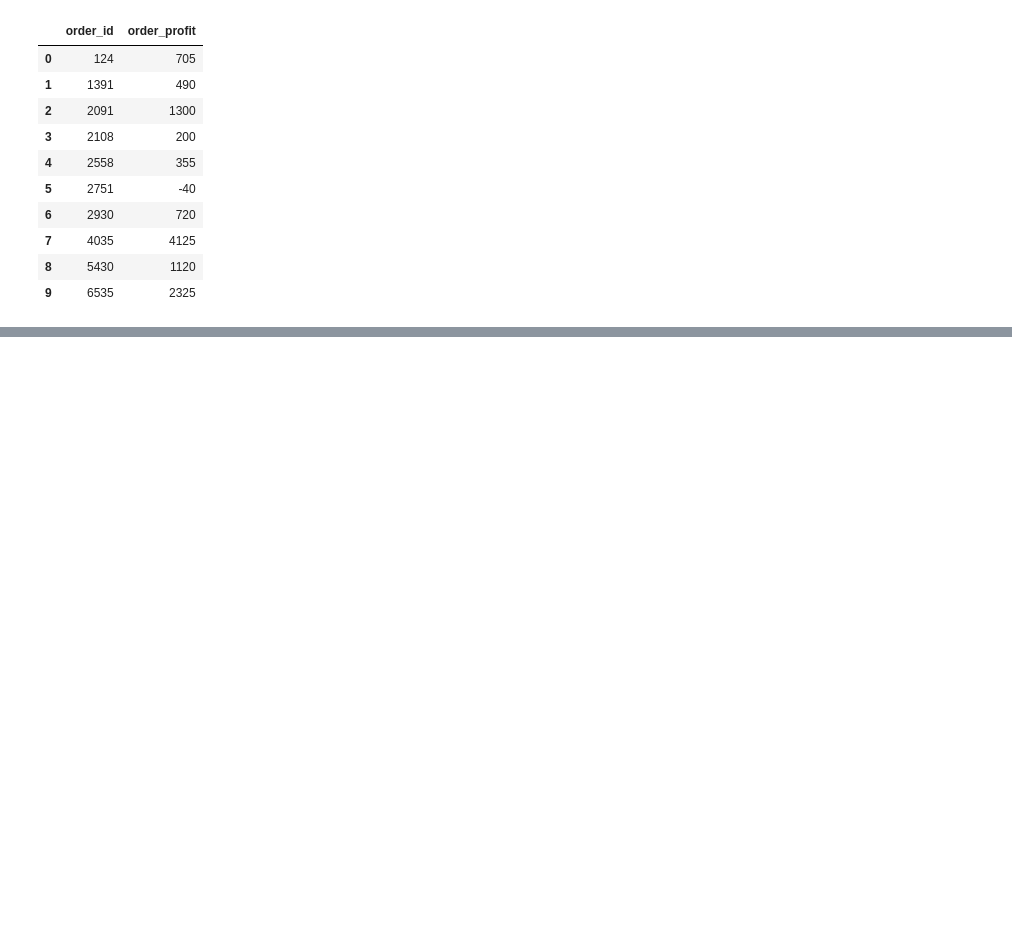
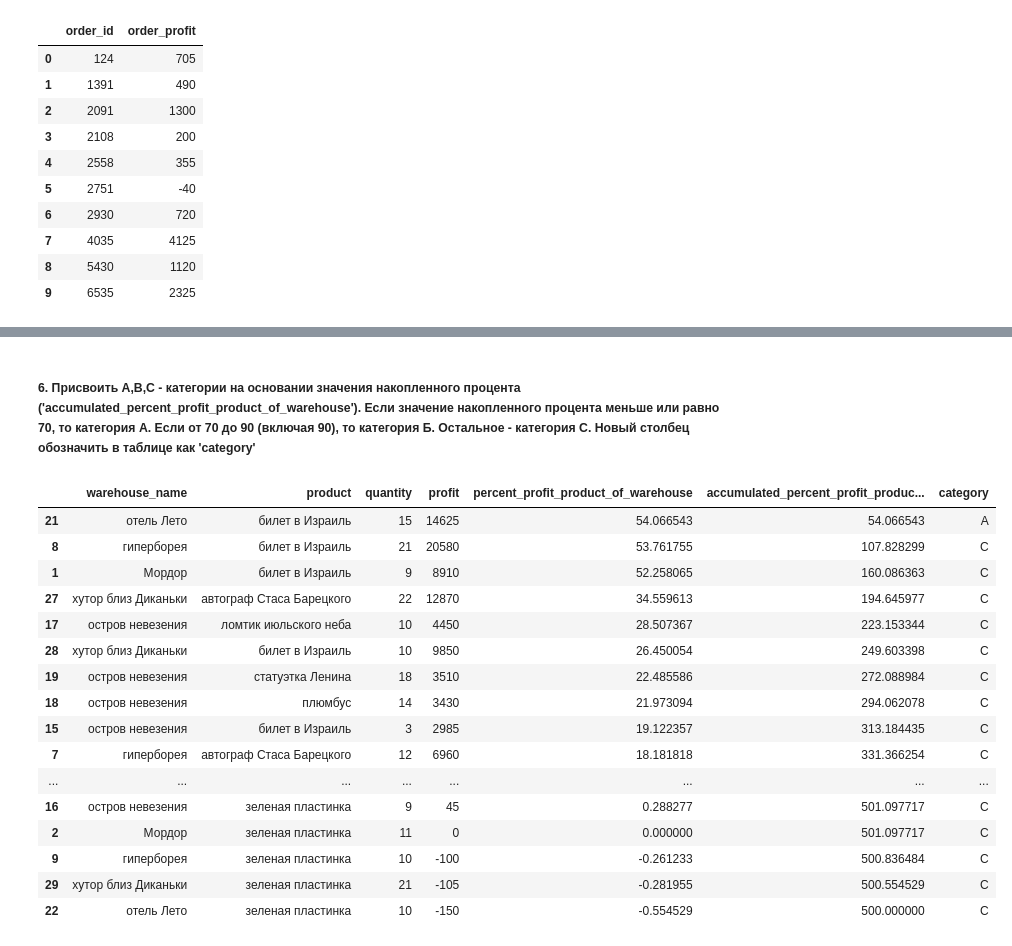
Before and after one commit to Mikholen/Job_interview, a Jupyter notebook: Собес.ipynb, the cells around one changed output, grey strips where cells are left out. Drawn from its saved outputs; the diff is of its cells as text; code cells hidden in the pictures; blank space fills up the shorter version.

```diff
--- a/Собес.ipynb
+++ b/Собес.ipynb
@@ -149,0 +208,6 @@ percent_profit_for_product_of_warehouse.head()
+# %%
+percent_profit['percent_profit_product_of_warehouse'] = 100 * percent_profit['product_profit']\
+                             / percent_profit['product_profit_sum']
+percent_profit = percent_profit.drop('product_profit_sum', axis=1)
+percent_profit = percent_profit.rename({'product_profit' : 'profit'}, axis=1)
+percent_profit.head()
@@ -149,0 +223,3 @@ percent_profit_for_product_of_warehouse.head()
+# %%
+percent_profit = percent_profit.sort_values(by=['percent_profit_product_of_warehouse'], ascending=False)
+percent_profit.head(10)
@@ -149,0 +238,3 @@ percent_profit_for_product_of_warehouse.head()
+# %%
+percent_profit["accumulated_percent_profit_product_of_warehouse"] = percent_profit["percent_profit_product_of_warehouse"].cumsum()
+percent_profit.head(5)
@@ -149,0 +248,29 @@ percent_profit_for_product_of_warehouse.head()
+# %% [markdown]
+##### 6. Присвоить A,B,C - категории на основании значения накопленного процента ('accumulated_percent_profit_product_of_warehouse'). Если значение накопленного процента меньше или равно 70, то категория A. Если от 70 до 90 (включая 90), то категория Б. Остальное - категория C. Новый столбец обозначить в таблице как 'category'
+# %%
+percent_profit['category'] = 'B'
+# %%
+percent_profit.loc[percent_profit['accumulated_percent_profit_product_of_warehouse']\
+                               .astype(int) <= 70, 'category'] = 'A'
+
+percent_profit.loc[percent_profit['accumulated_percent_profit_product_of_warehouse']\
+                               .astype(int) > 90, 'category'] = 'C'
+percent_profit
+# %% [output]
+|  | warehouse_name | product | quantity | profit | percent_profit_product_of_warehouse | accumulated_percent_profit_produc... | category |
+| 21 | отель Лето | билет в Израиль | 15 | 14625 | 54.066543 | 54.066543 | A |
+| 8 | гиперборея | билет в Израиль | 21 | 20580 | 53.761755 | 107.828299 | C |
+| 1 | Мордор | билет в Израиль | 9 | 8910 | 52.258065 | 160.086363 | C |
+| 27 | хутор близ Диканьки | автограф Стаса Барецкого | 22 | 12870 | 34.559613 | 194.645977 | C |
+| 17 | остров невезения | ломтик июльского неба | 10 | 4450 | 28.507367 | 223.153344 | C |
+| 28 | хутор близ Диканьки | билет в Израиль | 10 | 9850 | 26.450054 | 249.603398 | C |
+| 19 | остров невезения | статуэтка Ленина | 18 | 3510 | 22.485586 | 272.088984 | C |
+| 18 | остров невезения | плюмбус | 14 | 3430 | 21.973094 | 294.062078 | C |
+| 15 | остров невезения | билет в Израиль | 3 | 2985 | 19.122357 | 313.184435 | C |
+| 7 | гиперборея | автограф Стаса Барецкого | 12 | 6960 | 18.181818 | 331.366254 | C |
+| ... | ... | ... | ... | ... | ... | ... | ... |
+| 16 | остров невезения | зеленая пластинка | 9 | 45 | 0.288277 | 501.097717 | C |
+| 2 | Мордор | зеленая пластинка | 11 | 0 | 0.000000 | 501.097717 | C |
+| 9 | гиперборея | зеленая пластинка | 10 | -100 | -0.261233 | 500.836484 | C |
+| 29 | хутор близ Диканьки | зеленая пластинка | 21 | -105 | -0.281955 | 500.554529 | C |
+| 22 | отель Лето | зеленая пластинка | 10 | -150 | -0.554529 | 500.000000 | C |
```
Also changed, not shown: parts of 14 cells of this notebook.
